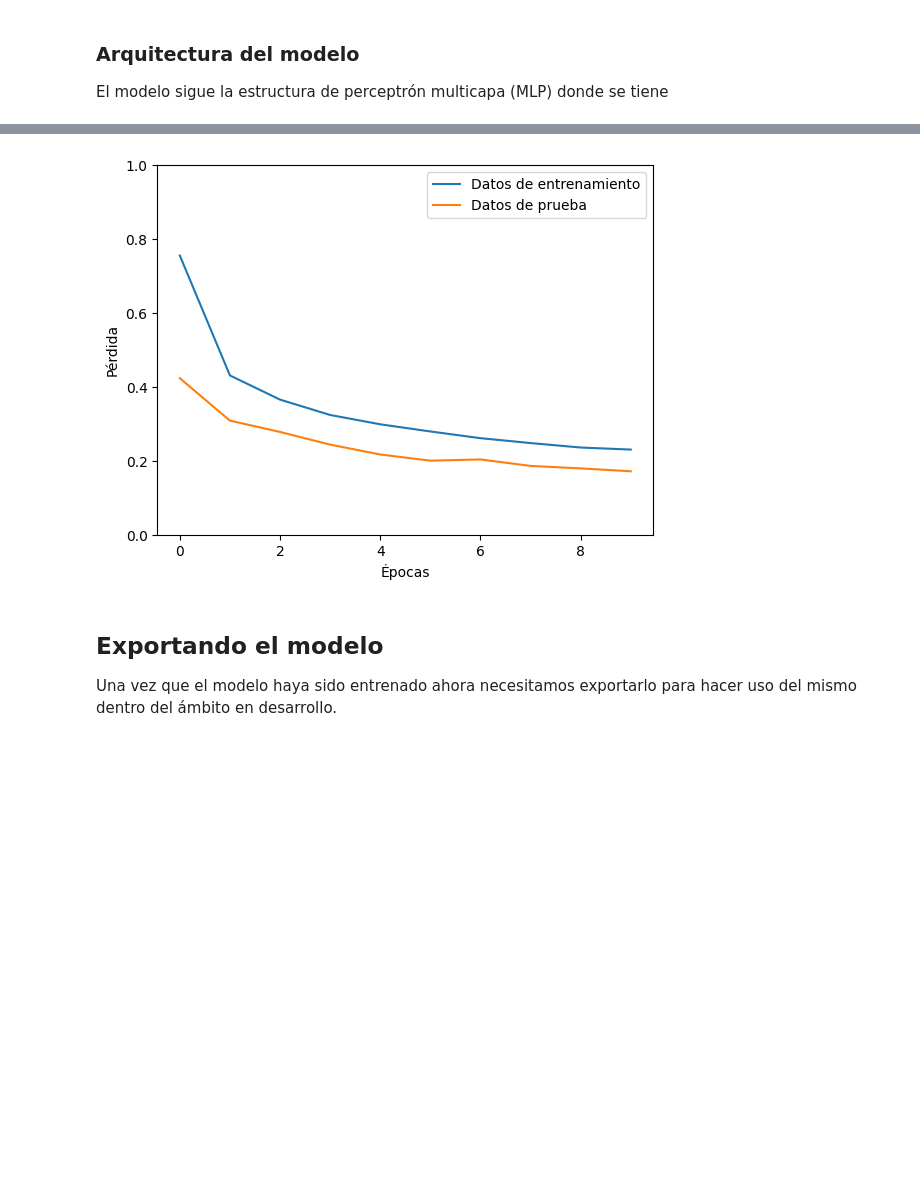
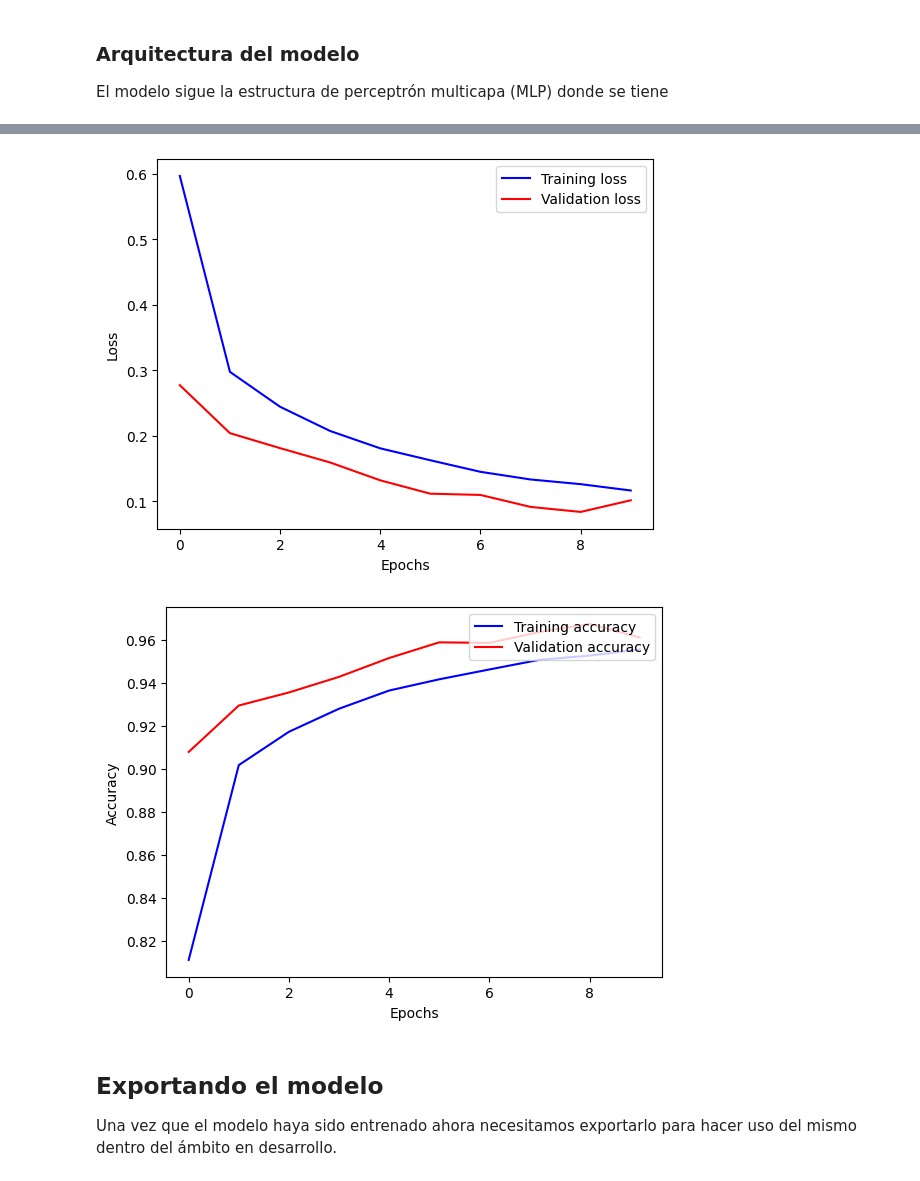
Before and after one commit to jaraycode/handwritten_recognition_IA, a Jupyter notebook: training.ipynb, the cells around one changed output, grey strips where cells are left out. Cells and saved outputs as stored; diff of their text form; code cells hidden in the pictures; blank space fills up the shorter version.

```diff
--- a/training.ipynb
+++ b/training.ipynb
@@ -40,14 +39,23 @@ def norm(value, label):
     val = tf.expand_dims(val, axis=-1)
     return val, label
 
-def grafic(modelo):
-    plt.xlabel("Épocas")
-    plt.ylabel("Pérdida")
-    plt.plot(modelo.history["loss"], label="Datos de entrenamiento")
-    plt.plot(modelo.history["val_loss"], label="Datos de prueba")
+def grafic_loss(modelo):
+    epochs = range(len(modelo.history["loss"]))
+    plt.xlabel("Epochs")
+    plt.ylabel("Loss")
+    plt.plot(epochs, modelo.history["loss"], "-b", label="Training loss")
+    plt.plot(epochs, modelo.history["val_loss"], "-r", label="Validation loss")
     plt.legend(loc="upper right")
-    plt.ylim([0,1])
     plt.show()
+
+def grafic_accuracy(modelo):
+    epochs = range(len(modelo.history["sparse_categorical_accuracy"]))
+    plt.xlabel("Epochs")
+    plt.ylabel("Accuracy")
+    plt.plot(epochs, modelo.history["sparse_categorical_accuracy"], "-b", label="Training accuracy")
+    plt.plot(epochs, modelo.history["val_sparse_categorical_accuracy"], "-r", label="Validation accuracy")
+    plt.legend(loc="upper right")
+    plt.show()
 # %% [markdown]
 ### Arquitectura del modelo
 
@@ -55,7 +63,9 @@ El modelo sigue la estructura de perceptrón multicapa (MLP) donde se tiene
 # %%
 # Modelo
 m = models.Sequential(layers=[
-    layers.Flatten(input_shape=(28,28,)),
+    layers.Conv2D(32, (3,3), activation='relu', input_shape=(28,28,1), padding='same'),
+    layers.MaxPool2D((2,2)),
+    layers.Flatten(),
     layers.Dense(125, activation='relu'),
     layers.Dropout(0.03),
     layers.Dense(125, activation='relu'),
@@ -63,7 +73,6 @@ m = models.Sequential(layers=[
     layers.Dense(125, activation='relu'),
     layers.Dropout(0.03),
     layers.Dense(27, activation='softmax')])
-
 m.compile(optimizer='adam', loss=losses.SparseCategoricalCrossentropy(from_logits=True), metrics=[metrics.SparseCategoricalAccuracy()])
 m.summary()
 # %% [output]
@@ -131,7 +139,9 @@ Epoch 10/10
-# %%
-grafic(historial)
-# %% [output]
-[figure, removed]
+# %%
+grafic_loss(historial)
+grafic_accuracy(historial)
+# %% [output]
+[figure, added]
+[figure, added]
 # %% [markdown]
 ## Exportando el modelo
 
```
Also changed, not shown: parts of 6 cells of this notebook, 1 other file.
